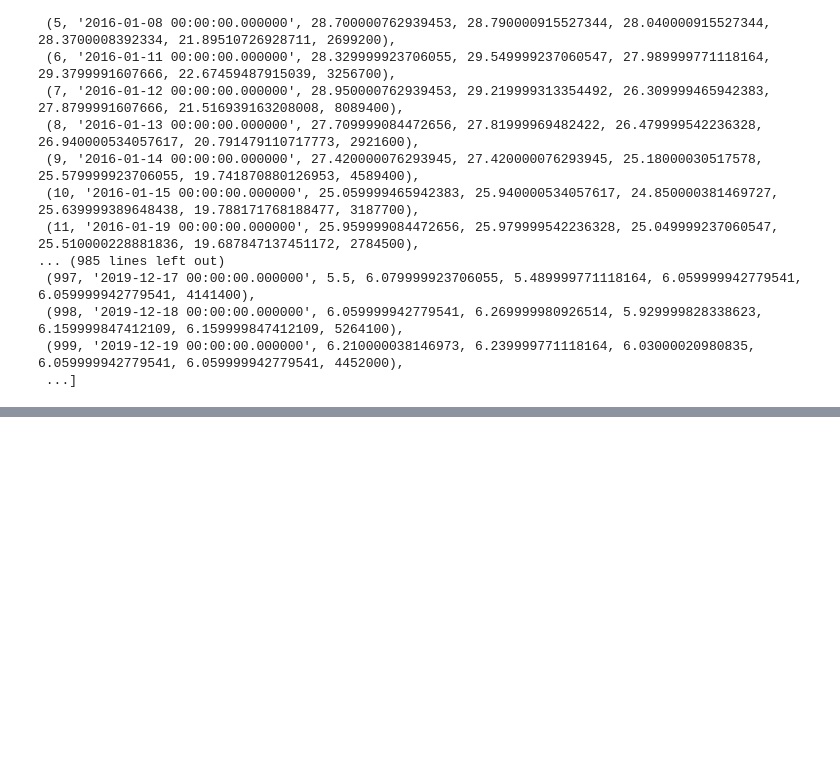
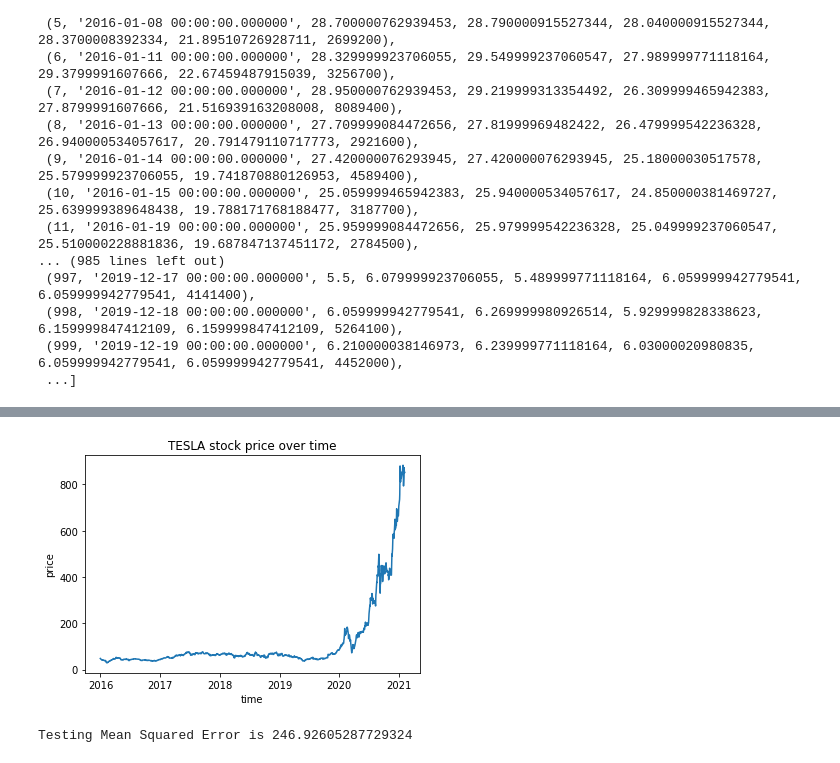
Before and after one commit to jeremychiaa/TSLA-stock-price-analysis-predictive-modelling, a Jupyter notebook: scripts/yahoo_scrape.ipynb, the cells around one changed output, grey strips where cells are left out. Drawn from its saved outputs; the diff is of its cells as text; code cells hidden in the pictures; blank space fills up the shorter version.

```diff
--- a/scripts/yahoo_scrape.ipynb
+++ b/scripts/yahoo_scrape.ipynb
@@ -160,0 +181,27 @@ engine.execute("SELECT * FROM GME").fetchall()
+# %%
+plt.plot(tsla_data["Close"])
+plt.title("TESLA stock price over time")
+plt.xlabel("time")
+plt.ylabel("price")
+plt.show()
+# %% [output]
+[figure, added]
+# %%
+train_data, test_data = tsla_data[0:int(len(tsla_data)*0.7)], tsla_data[int(len(tsla_data)*0.7):]
+training_data = train_data['Close'].values
+test_data = test_data['Close'].values
+history = [x for x in training_data]
+model_predictions = []
+N_test_observations = len(test_data)
+for time_point in range(N_test_observations):
+    model = ARIMA(history, order=(4,1,0))
+    model_fit = model.fit()
+    output = model_fit.forecast()
+    yhat = output[0]
+    model_predictions.append(yhat)
+    true_test_value = test_data[time_point]
+    history.append(true_test_value)
+MSE_error = mean_squared_error(test_data, model_predictions)
+print('Testing Mean Squared Error is {}'.format(MSE_error))
+# %% [output]
+Testing Mean Squared Error is 246.92605287729324
```
Also changed, not shown: parts of 4 cells of this notebook, 2 other files.
